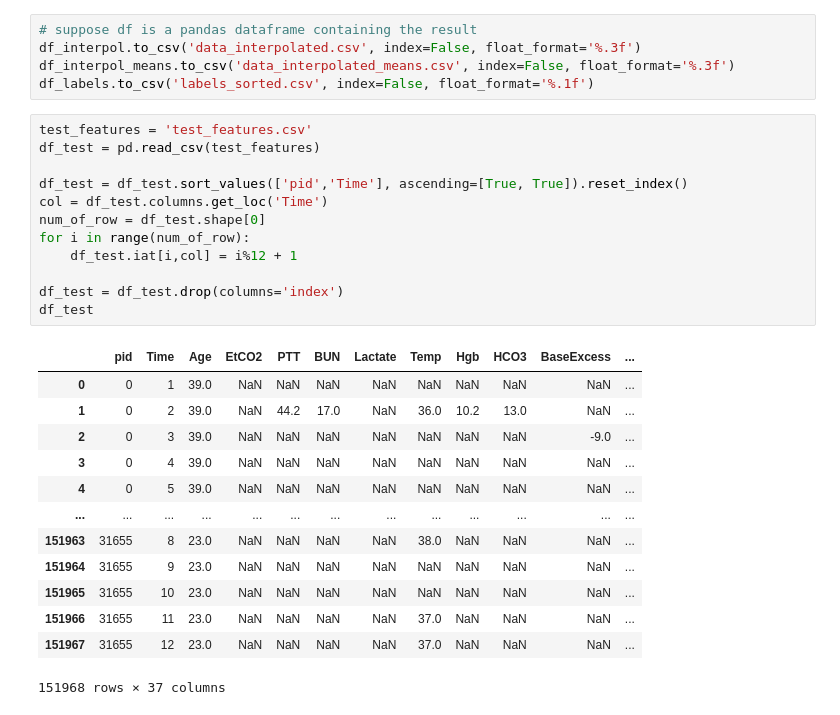
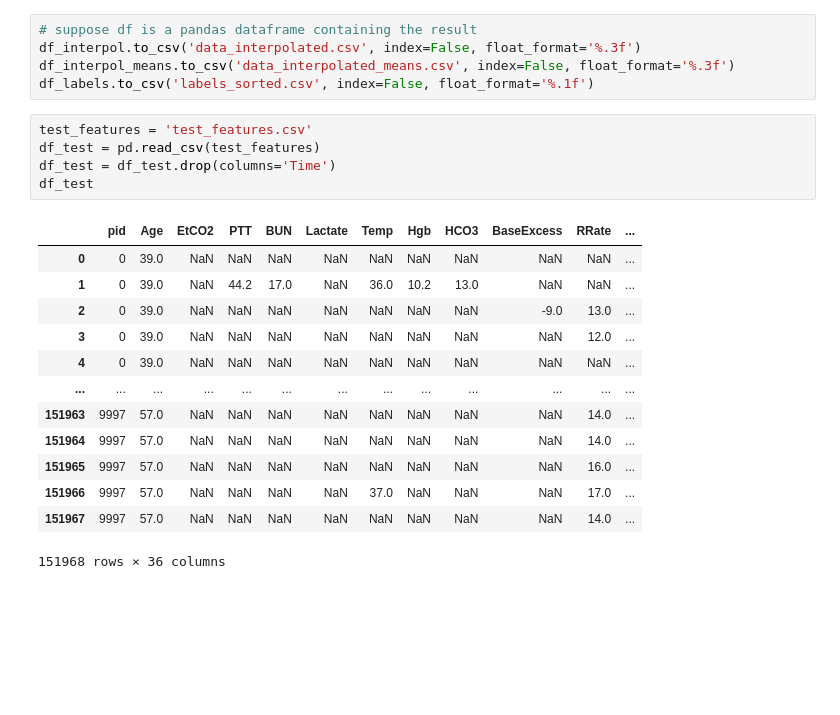
Before and after one commit to richdanis/IML_Projects, a Jupyter notebook: task2/Code/Looking_at_the_data.ipynb, the cells around one changed output. Cells and saved outputs as stored; diff of their text form; blank space fills up the shorter version.

```diff
--- a/task2/Code/Looking_at_the_data.ipynb
+++ b/task2/Code/Looking_at_the_data.ipynb
@@ -67,27 +67,20 @@ df_labels.to_csv('labels_sorted.csv', index=False, float_format='%.1f')
 # %%
 test_features = 'test_features.csv'
 df_test = pd.read_csv(test_features)
-
-df_test = df_test.sort_values(['pid','Time'], ascending=[True, True]).reset_index()
-col = df_test.columns.get_loc('Time')
-num_of_row = df_test.shape[0]
-for i in range(num_of_row):
-    df_test.iat[i,col] = i%12 + 1
-
-df_test = df_test.drop(columns='index')
+df_test = df_test.drop(columns='Time')
 df_test
 # %% [output]
-|  | pid | Time | Age | EtCO2 | PTT | BUN | Lactate | Temp | Hgb | HCO3 | BaseExcess | ... |
-| 0 | 0 | 1 | 39.0 | NaN | NaN | NaN | NaN | NaN | NaN | NaN | NaN | ... |
-| 1 | 0 | 2 | 39.0 | NaN | 44.2 | 17.0 | NaN | 36.0 | 10.2 | 13.0 | NaN | ... |
-| 2 | 0 | 3 | 39.0 | NaN | NaN | NaN | NaN | NaN | NaN | NaN | -9.0 | ... |
-| 3 | 0 | 4 | 39.0 | NaN | NaN | NaN | NaN | NaN | NaN | NaN | NaN | ... |
-| 4 | 0 | 5 | 39.0 | NaN | NaN | NaN | NaN | NaN | NaN | NaN | NaN | ... |
+|  | pid | Age | EtCO2 | PTT | BUN | Lactate | Temp | Hgb | HCO3 | BaseExcess | RRate | ... |
+| 0 | 0 | 39.0 | NaN | NaN | NaN | NaN | NaN | NaN | NaN | NaN | NaN | ... |
+| 1 | 0 | 39.0 | NaN | 44.2 | 17.0 | NaN | 36.0 | 10.2 | 13.0 | NaN | NaN | ... |
+| 2 | 0 | 39.0 | NaN | NaN | NaN | NaN | NaN | NaN | NaN | -9.0 | 13.0 | ... |
+| 3 | 0 | 39.0 | NaN | NaN | NaN | NaN | NaN | NaN | NaN | NaN | 12.0 | ... |
+| 4 | 0 | 39.0 | NaN | NaN | NaN | NaN | NaN | NaN | NaN | NaN | NaN | ... |
 | ... | ... | ... | ... | ... | ... | ... | ... | ... | ... | ... | ... | ... |
-| 151963 | 31655 | 8 | 23.0 | NaN | NaN | NaN | NaN | 38.0 | NaN | NaN | NaN | ... |
-| 151964 | 31655 | 9 | 23.0 | NaN | NaN | NaN | NaN | NaN | NaN | NaN | NaN | ... |
-| 151965 | 31655 | 10 | 23.0 | NaN | NaN | NaN | NaN | NaN | NaN | NaN | NaN | ... |
-| 151966 | 31655 | 11 | 23.0 | NaN | NaN | NaN | NaN | 37.0 | NaN | NaN | NaN | ... |
-| 151967 | 31655 | 12 | 23.0 | NaN | NaN | NaN | NaN | 37.0 | NaN | NaN | NaN | ... |
+| 151963 | 9997 | 57.0 | NaN | NaN | NaN | NaN | NaN | NaN | NaN | NaN | 14.0 | ... |
+| 151964 | 9997 | 57.0 | NaN | NaN | NaN | NaN | NaN | NaN | NaN | NaN | 14.0 | ... |
+| 151965 | 9997 | 57.0 | NaN | NaN | NaN | NaN | NaN | NaN | NaN | NaN | 16.0 | ... |
+| 151966 | 9997 | 57.0 | NaN | NaN | NaN | NaN | 37.0 | NaN | NaN | NaN | 17.0 | ... |
+| 151967 | 9997 | 57.0 | NaN | NaN | NaN | NaN | NaN | NaN | NaN | NaN | 14.0 | ... |
-151968 rows × 37 columns
+151968 rows × 36 columns
 # %%
```
Also changed, not shown: parts of 5 cells of this notebook, 1 other file.
